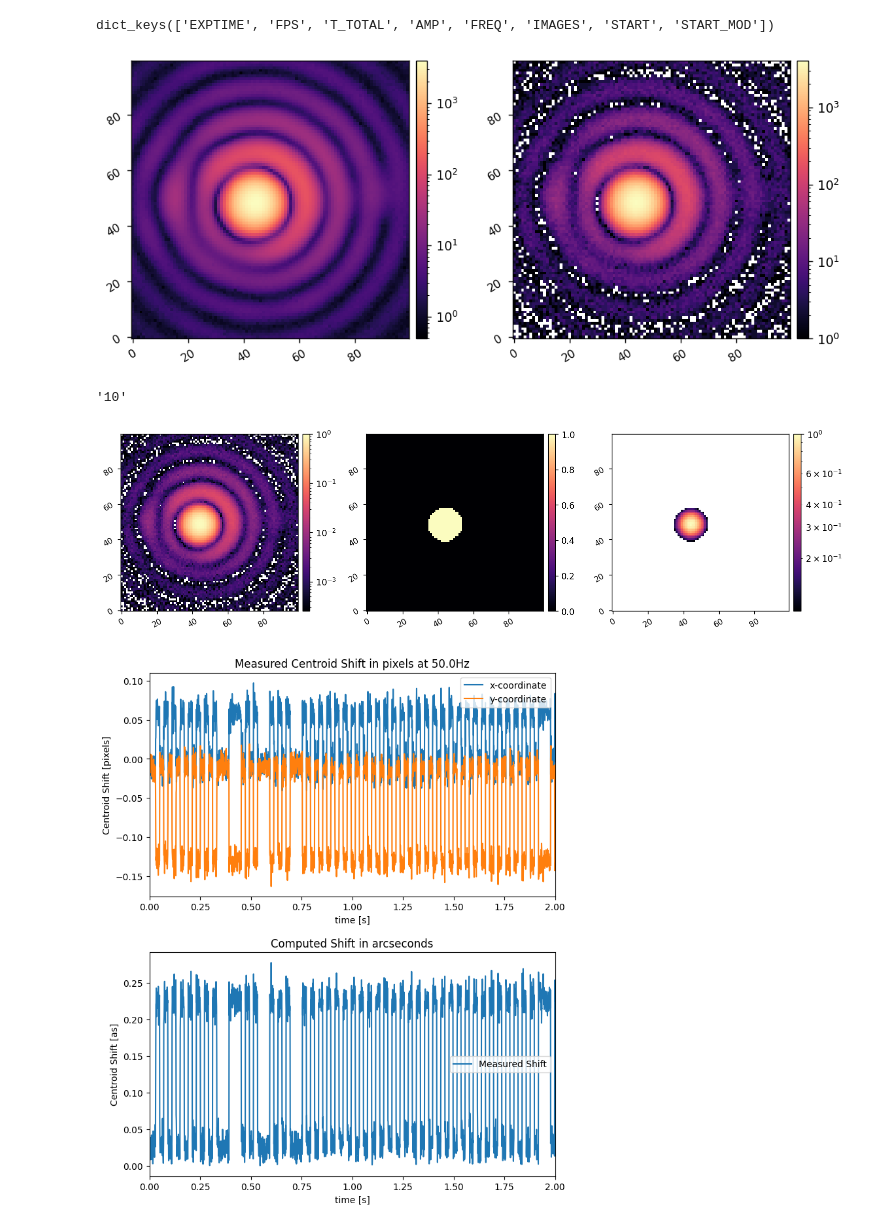
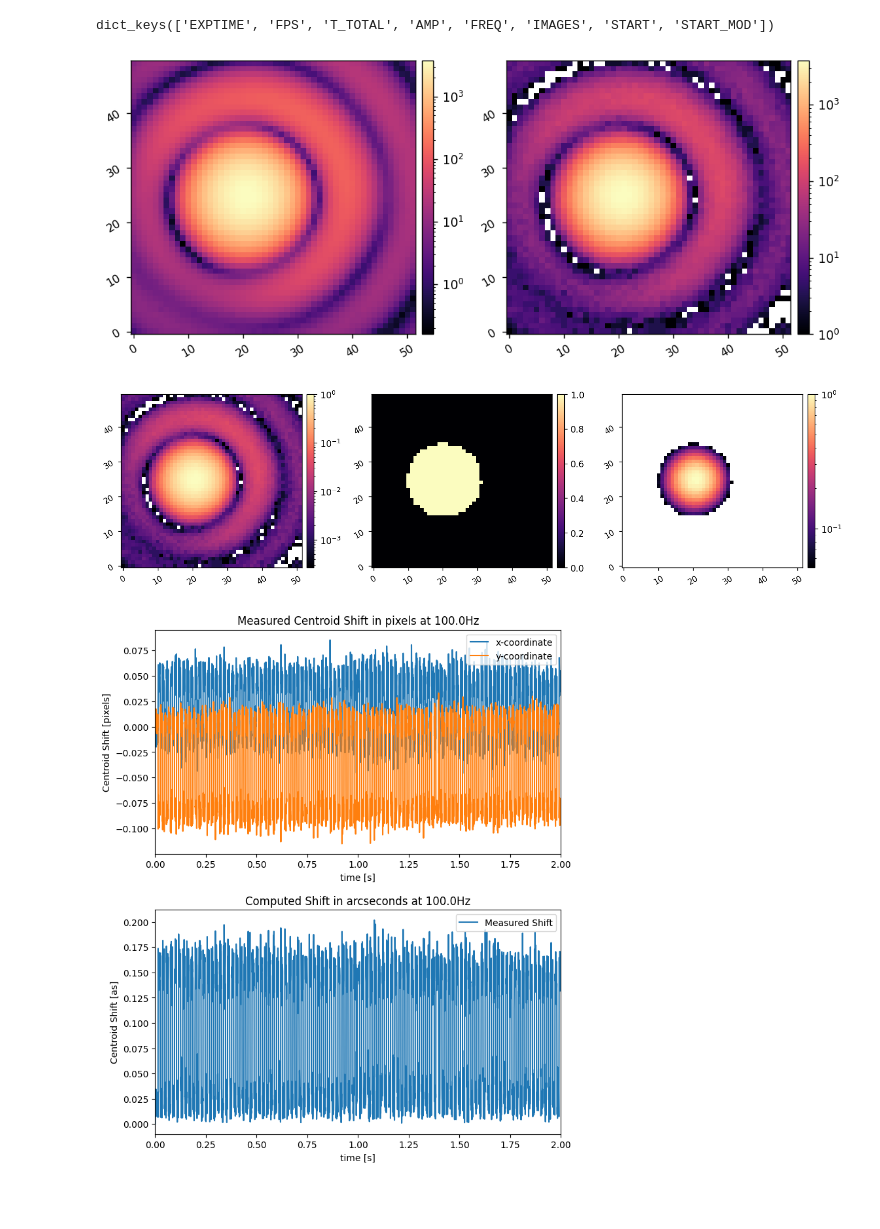
Before and after one commit to nick-lambert/fsm-exps, a Jupyter notebook: record_step_modulation.ipynb, the cells around one changed output. Saved outputs shown, nothing was run; the diff lists cells and outputs as text; code cells hidden in the pictures; blank space fills up the shorter version.

```diff
--- a/record_step_modulation.ipynb
+++ b/record_step_modulation.ipynb
@@ -167,33 +167,41 @@ dict_keys(['EXPTIME', 'FPS', 'T_TOTAL', 'AMP', 'FREQ', 'IMAGES', 'START', 'START
 # %%
 # data = utils.load_pickle(f'data/modulation/{20241210}_step_mod.pkl')
 # data = utils.load_pickle(f'data/modulation/{20241210}_step_mod_3.pkl')
 
 # data = utils.load_pickle(f'data/modulation/{20241212}_step_mod_10.0.pkl')
 # data = utils.load_pickle(f'data/modulation/{20241212}_step_mod_15.0.pkl')
 # data = utils.load_pickle(f'data/modulation/{20241212}_step_mod_20.0.pkl')
 # data = utils.load_pickle(f'data/modulation/{20241212}_step_mod_25.0.pkl')
 # data = utils.load_pickle(f'data/modulation/{20241212}_step_mod_30.0.pkl')
 # data = utils.load_pickle(f'data/modulation/{20241212}_step_mod_35.0.pkl')
 # data = utils.load_pickle(f'data/modulation/{20241212}_step_mod_40.0.pkl')
 # data = utils.load_pickle(f'data/modulation/{20241212}_step_mod_45.0.pkl')
-data = utils.load_pickle(f'data/modulation/{20241212}_step_mod_50.0.pkl')
+# data = utils.load_pickle(f'data/modulation/{20241212}_step_mod_50.0.pkl')
+
+# data = utils.load_pickle(f'data/modulation/{20241213}_step_mod_40.0.pkl')
+# data = utils.load_pickle(f'data/modulation/{20241213}_step_mod_50.0.pkl')
+# data = utils.load_pickle(f'data/modulation/{20241213}_step_mod_100.0.pkl')
+# data = utils.load_pickle(f'data/modulation/{20241213}_step_mod_110.0.pkl')
+# data = utils.load_pickle(f'data/modulation/{20241213}_step_mod_120.0.pkl')
+
+data = utils.load_pickle(f'data/modulation/{20241213}_step_mod_100.0.pkl')
+# data = utils.load_pickle(f'data/modulation/{20241213}_step_mod_125.0.pkl')
+# data = utils.load_pickle(f'data/modulation/{20241213}_step_mod_150.0.pkl')
+# data = utils.load_pickle(f'data/modulation/{20241213}_step_mod_175.0.pkl')
+# data = utils.load_pickle(f'data/modulation/{20241213}_step_mod_200.0.pkl')
 
 ims = data['IMAGES']
 
 N = ims.shape[0]
 fps = data['FPS']
 times = np.linspace(0, data['T_TOTAL'], N)
 
 mean_frame = np.mean(ims, axis=0)
 imshow2(mean_frame, ims[0], lognorm=True)
 # %% [output]
-[figure, old version]
+[figure, new version]
-# %%
-f'{data["FREQ"]}'
-# %% [output]
-'10'
 # %%
-thresh = 0.1
+thresh = 0.05
 
 shift_pix = []
 cen_0 = utils.centroid(ims[0].astype(float), thresh=thresh, plot=True)
@@ -222,15 +230,15 @@ plt.legend()
 plt.subplot(212)
 plt.plot(times, shift_as, label='Measured Shift')
 # plt.axhline(y=data['AMP'].to_value(u.arcsec), color='r', linestyle='-', label='Input Amplitude')
-# plt.xlim([0, 2])
-plt.title('Computed Shift in arcseconds')
+plt.title(f'Computed Shift in arcseconds at {data["FREQ"]:.1f}Hz')
 plt.ylabel('Centroid Shift [as]')
 plt.xlabel('time [s]')
 plt.xlim([0,times.max()])
+# plt.xlim([0, 1])
 plt.legend()
 
 plt.subplots_adjust(hspace=0.25)
 plt.show()
 # %% [output]
-[figure, old version]
+[figure, new version]
-[figure, old version]
+[figure, new version]
```
Also changed, not shown: parts of 15 cells of this notebook.
